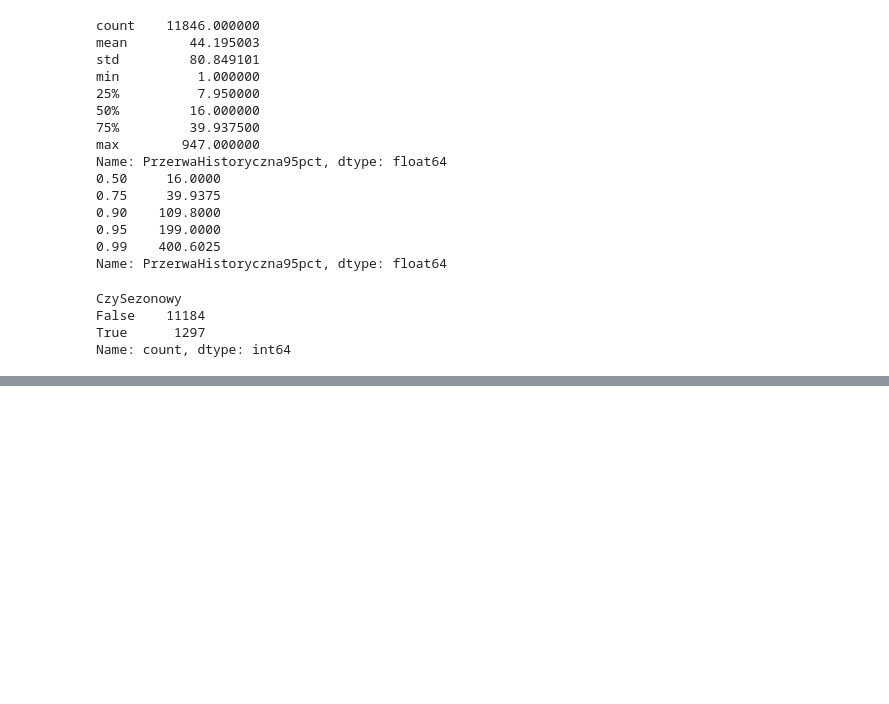
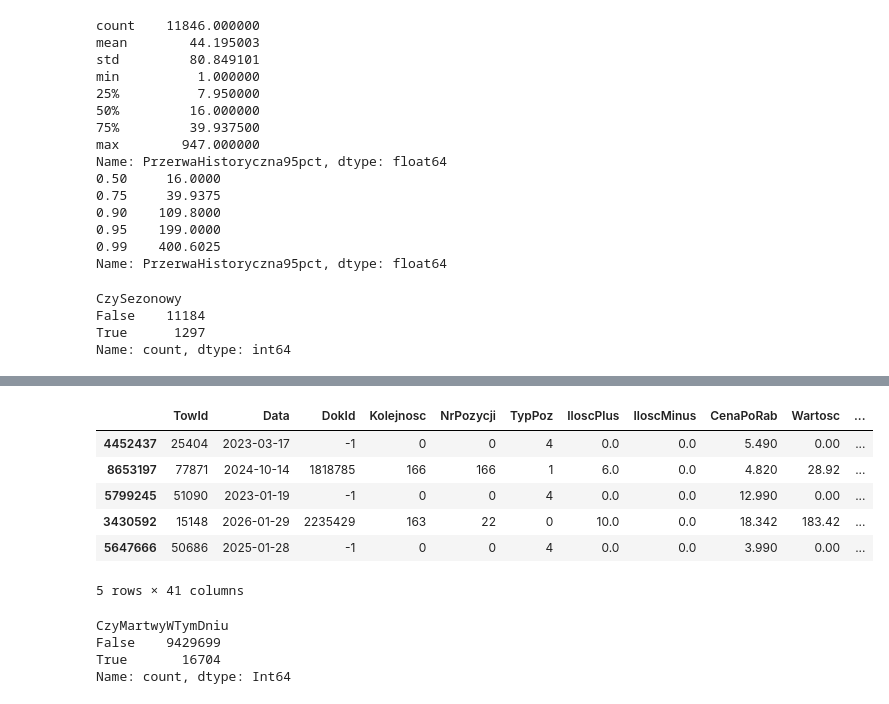
Before and after one commit to mixer123/analiza_sprzedazy, a Jupyter notebook: notebooks/etl/transform.ipynb, the cells around one changed output, grey strips where cells are left out. Cells and saved outputs as stored; diff of their text form; code cells hidden in the pictures; blank space fills up the shorter version.

```diff
--- a/notebooks/etl/transform.ipynb
+++ b/notebooks/etl/transform.ipynb
@@ -194,7 +194,7 @@ df_flagi['DataOstatniejSprzedazy'] = (
 
 df_flagi['DniOdSprzedazy'] = (
     df_flagi['Data'] - df_flagi['DataOstatniejSprzedazy']
-).dt.days
+).dt.days.astype('Int16')
 
 # 2) Historyczne przerwy między KOLEJNYMI dniami sprzedaży, per TowId
 dni_sprzedazy = (
@@ -241,7 +241,7 @@ martwy_na_koniec = dni_do_konca >= prog_towid.reindex(dni_do_konca.index)
 df_flagi['CzyMartwyNaKoniecDanych'] = (
     df_flagi['TowId'].map(martwy_na_koniec).fillna(False).astype(bool)
 )
-df_flagi['CzyMartwyWTymDniu'] = df_flagi['CzyMartwyWTymDniu'].astype('int8')
+df_flagi['CzyMartwyWTymDniu'] = df_flagi['CzyMartwyWTymDniu']
 df_flagi['CzyMartwyNaKoniecDanych'] = df_flagi['CzyMartwyNaKoniecDanych'].astype('int8')
 
 df_flagi['PrognMartwy'] = df_flagi['PrognMartwy'].astype('int32')
@@ -313,7 +313,7 @@ Name: count, dtype: int64
 # %%
 # Flagi jako int8 (0/1): mniejszy plik i bezproblemowy zapis do parquet; podgląd jednego wiersza
 df_flagi['CzySezonowy'] = df_flagi['CzySezonowy'].astype('int8')
-df_flagi['CzyMartwyWTymDniu'] = df_flagi['CzyMartwyWTymDniu'].astype('int8')
-df_flagi['CzyMartwyNaKoniecDanych'] = df_flagi['CzyMartwyNaKoniecDanych'].astype('int8')
+df_flagi['CzyMartwyWTymDniu'] = df_flagi['CzyMartwyWTymDniu']
+df_flagi['CzyMartwyNaKoniecDanych'] = df_flagi['CzyMartwyNaKoniecDanych']
 # %%
 df_flagi.rename(columns={'JestWazony': 'CzyWazony'}, inplace=True)
@@ -339,0 +394,17 @@ Mój hash (posortowane):   fact_inka_final.parquet   9cbdef69424732f103efc377479
+# %%
+df_flagi.sample(5)
+# %% [output]
+|  | TowId | Data | DokId | Kolejnosc | NrPozycji | TypPoz | IloscPlus | IloscMinus | CenaPoRab | Wartosc | ... |
+| 4452437 | 25404 | 2023-03-17 | -1 | 0 | 0 | 4 | 0.0 | 0.0 | 5.490 | 0.00 | ... |
+| 8653197 | 77871 | 2024-10-14 | 1818785 | 166 | 166 | 1 | 6.0 | 0.0 | 4.820 | 28.92 | ... |
+| 5799245 | 51090 | 2023-01-19 | -1 | 0 | 0 | 4 | 0.0 | 0.0 | 12.990 | 0.00 | ... |
+| 3430592 | 15148 | 2026-01-29 | 2235429 | 163 | 22 | 0 | 10.0 | 0.0 | 18.342 | 183.42 | ... |
+| 5647666 | 50686 | 2025-01-28 | -1 | 0 | 0 | 4 | 0.0 | 0.0 | 3.990 | 0.00 | ... |
+5 rows × 41 columns
+# %%
+df_flagi['CzyMartwyWTymDniu'].value_counts()
+# %% [output]
+CzyMartwyWTymDniu
+False    9429699
+True       16704
+Name: count, dtype: Int64
```
Also changed, not shown: parts of 7 cells of this notebook, 2 other files.
